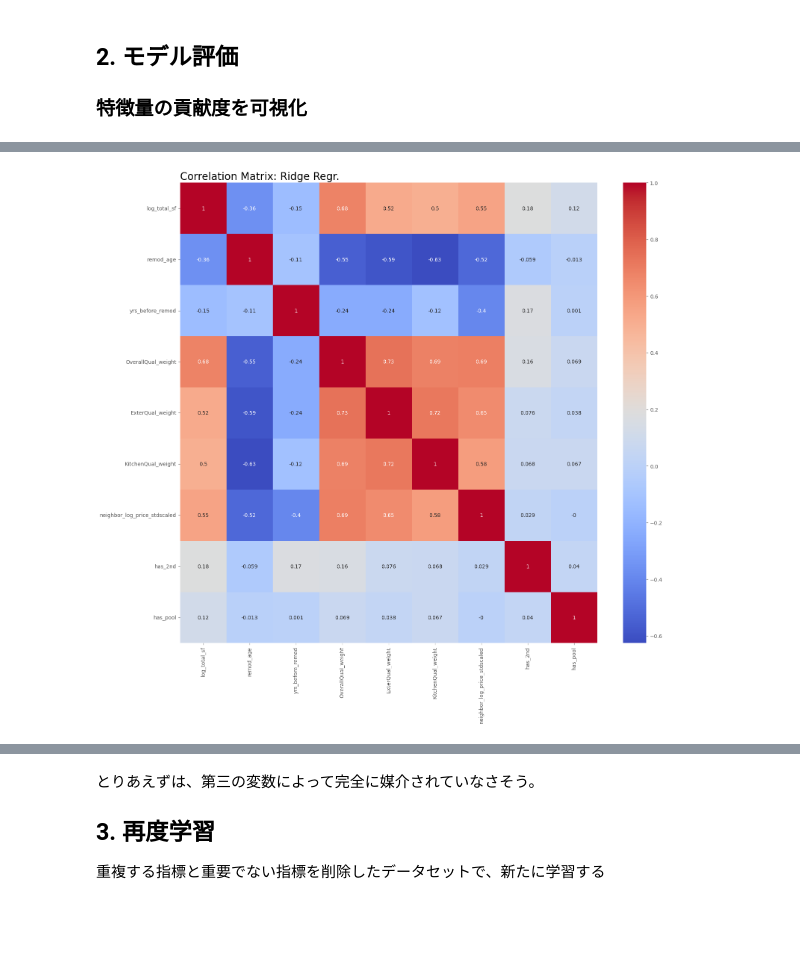
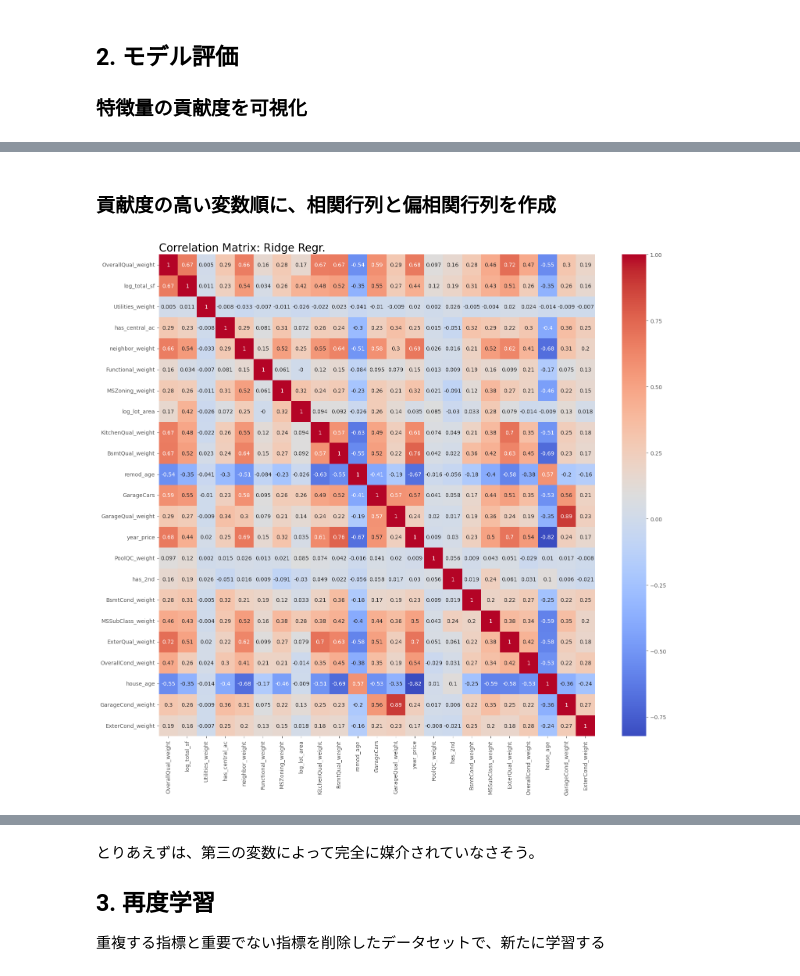
Before and after one commit to automatedtomato/kaggle-house-prices, a Jupyter notebook: notebooks/0100_baseline.ipynb, the cells around one changed output, grey strips where cells are left out. Cells and saved outputs as stored; diff of their text form; code cells hidden in the pictures; blank space fills up the shorter version.

```diff
--- a/notebooks/0100_baseline.ipynb
+++ b/notebooks/0100_baseline.ipynb
@@ -36,0 +38,15 @@ all_data.head()
+# %%
+features = [
+    'log_total_sf', 'log_lot_area', 'house_age', 'remod_age',
+    'year_price', 'GarageCars', 'MSSubClass_weight', 'MSZoning_weight',
+    'neighbor_weight', 'has_2nd', 'has_bsmt', 'has_garage', 'has_pool', 'has_central_ac',
+    'OverallQual_weight', 'OverallCond_weight', 'ExterQual_weight', 'ExterCond_weight',
+    'BsmtQual_weight', 'BsmtCond_weight',  'KitchenQual_weight', 'Utilities_weight',
+    'GarageQual_weight', 'GarageCond_weight', 'PoolQC_weight', 'Functional_weight'
+    ]
+
+# 説明変数
+data = all_data[features]
+
+# 目的変数
+target = all_data['log_price']
@@ -198,0 +177,4 @@ importance_df.reset_index(drop=True)
+# %%
+# 1.不要なカラムを削除
+X_train_dropped = X_train.drop(columns=['has_pool', 'has_bsmt', 'has_garage'])
+X_val_dropped = X_val.drop(columns=['has_pool', 'has_bsmt', 'has_garage'])
@@ -198,0 +209,11 @@ importance_df.reset_index(drop=True)
+# %%
+test_model2 = Ridge(alpha=alpha, random_state=1)
+test_model2.fit(X_train_dropped, y_train)
+
+y_pred2 = test_model2.predict(X_val_dropped)
+
+rmse = root_mean_squared_error(y_val, y_pred2)
+r2 = r2_score(y_val, y_pred2)
+
+print(f"Ridge Regr. (alpha={alpha})")
+print(f"RMSE: {rmse:.3f}, R2: {r2:.3f}")
@@ -198,0 +223,5 @@ importance_df.reset_index(drop=True)
+# %%
+# 重要度プロット呼び出し
+importance_df = plot_feature_importance(test_model2, X_train_dropped.columns, 'coef', "Importance of Features: Ridge Regr.")
+plt.savefig(os.path.join(IMAGE_PATH, '0102_feature_importance.png'))
+plt.show()
@@ -199,17 +233,16 @@ importance_df.reset_index(drop=True)
+# %% [markdown]
+
+### 貢献度の高い変数順に、相関行列と偏相関行列を作成
 # %%
-important_cols = ['log_total_sf',
-    'remod_age', 'yrs_before_remod',
-    'OverallQual_weight', 'ExterQual_weight', 'KitchenQual_weight',
-    'neighbor_log_price_stdscaled',
-    'has_2nd','has_pool']
+important_cols = importance_df['feature'].values
 
-corr_mat = data[important_cols].corr().round(3)
+corr_mat = X_train_dropped[important_cols].corr().round(3)
 
 plt.figure(figsize=(18, 16))
 sns.heatmap(data=corr_mat, annot=True, cmap='coolwarm')
 plt.title('Correlation Matrix: Ridge Regr.', fontsize=20, loc='left')
-plt.savefig(os.path.join(IMAGE_PATH, '0101_corr_matrix.png'))
+plt.savefig(os.path.join(IMAGE_PATH, '0103_corr_matrix.png'))
 plt.show()
 # %% [output]
-[figure, old version]
+[figure, new version]
 # %%
```
Also changed, not shown: parts of 36 cells of this notebook, 47 other files.
